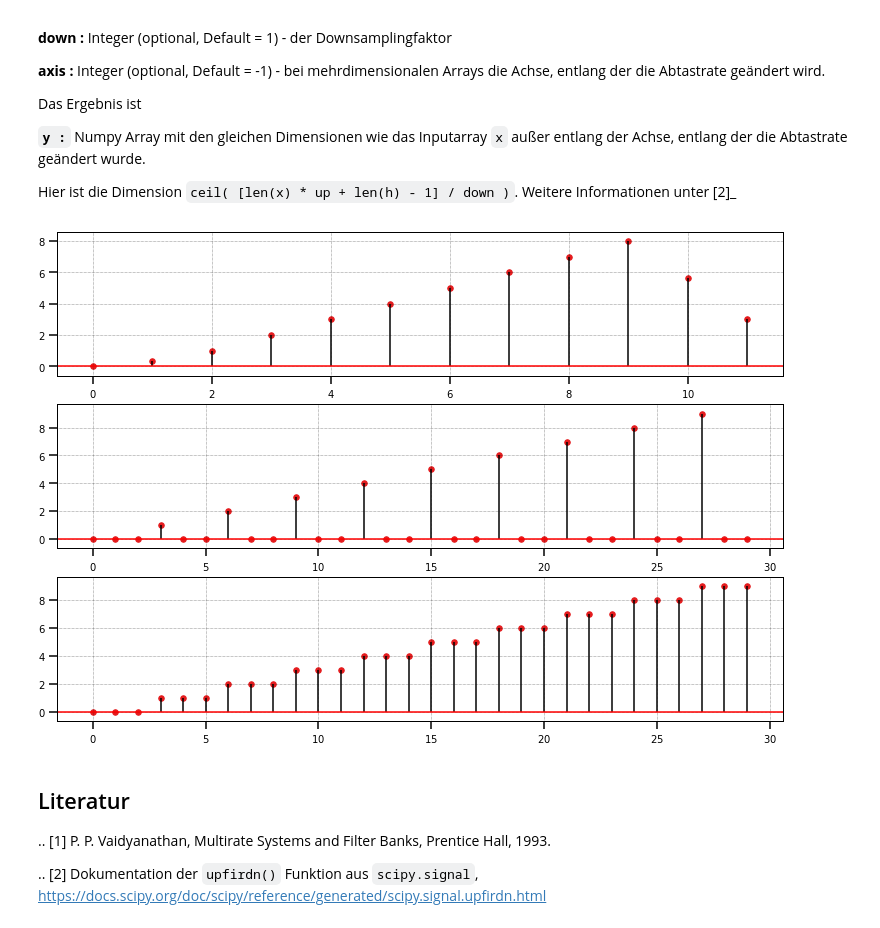
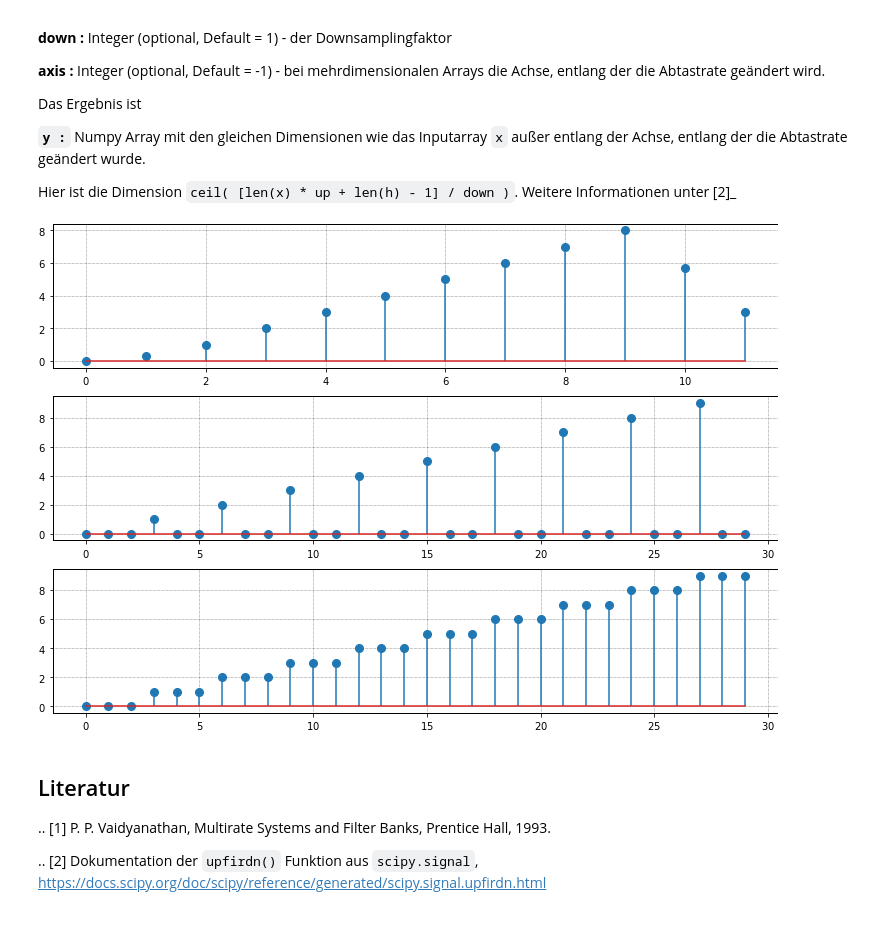
Before and after one commit to chipmuenk/dsp, a Jupyter notebook: notebooks/11_SRC/SRC-Basics.ipynb, the cells around one changed output. Drawn from its saved outputs; the diff is of its cells as text; code cells hidden in the pictures.

```diff
--- a/notebooks/11_SRC/SRC-Basics.ipynb
+++ b/notebooks/11_SRC/SRC-Basics.ipynb
@@ -43,15 +35,15 @@ Hier ist die Dimension `ceil( [len(x) * up + len(h) - 1] / down )`. Weitere Info
 # %%
 x = np.arange(10)
 h = [1,1,1]
 y0 = upfirdn(h,x)/3 # up = down = 1 -> nur Filterung mit h (Moving average)
 y1 = upfirdn([1],x,3) # Filter = {1}, up = 3 -> upsampling mit Nullenstopfen um den Faktor 3
 y2 = upfirdn(h,x,3) # Filter = {1;1;1}, up = 3 -> upsampling mit ZOH um den Faktor 3
 fig, ax = plt.subplots(ncols=1, nrows=3, **figsize)
-stems(y0, ax=ax[0])
-stems(y1, ax=ax[1])
-stems(y2, ax=ax[2])
+ax[0].stem(y0, use_line_collection=True)
+ax[1].stem(y1, use_line_collection=True)
+ax[2].stem(y2, use_line_collection=True);
 # %% [output]
-[figure, old version]
+[figure, new version]
 # %% [markdown]
 ## Literatur ##
 
```
Also changed, not shown: parts of 2 cells of this notebook, 7 other files.
